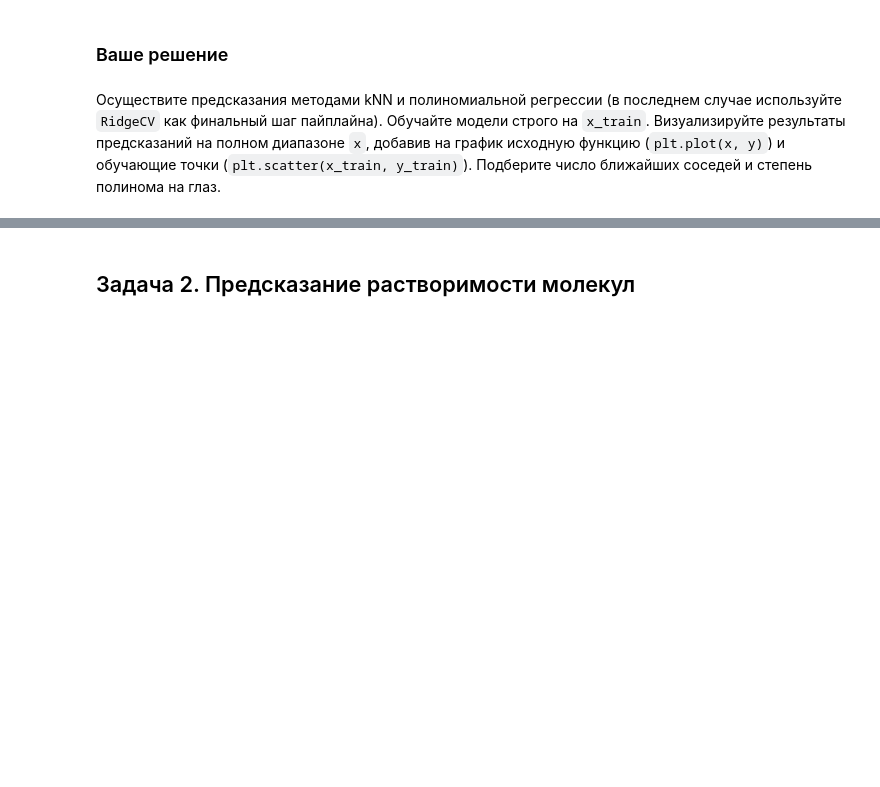
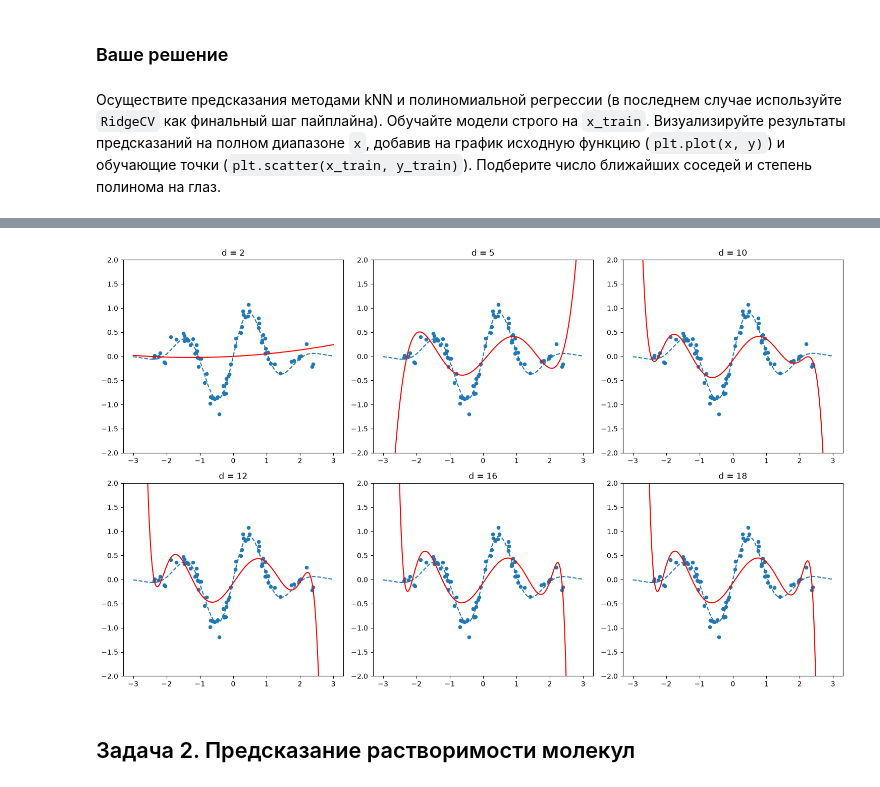
Before and after one commit to Art-Anastasia/sirius-machine-learning-2026, a Jupyter notebook: Homeworks/HW2_kNN_LinReg.ipynb, the cells around one changed output, grey strips where cells are left out. Drawn from its saved outputs; the diff is of its cells as text; code cells hidden in the pictures; blank space fills up the shorter version.

```diff
--- a/Homeworks/HW2_kNN_LinReg.ipynb
+++ b/Homeworks/HW2_kNN_LinReg.ipynb
@@ -86,3 +134,32 @@ pipe = Pipeline([
+# %%
+fig, axes = plt.subplots(2, 3, figsize=(15, 9))
+d_list = [2, 5, 10, 12, 16, 18]
+
+
+for n, d in enumerate(d_list):
+    i = n%3
+    j = n//3
+
+    pipe_pr = Pipeline([
+    ('poly', PolynomialFeatures(degree=d)),
+    ('scale', StandardScaler()),
+    ('reg', RidgeCV()),
+    ])
+
+    pipe_pr.fit(x_train.reshape(-1, 1), y_train)
+    y_pr_pred = pipe_pr.predict(x.reshape(-1, 1))
+
+    axes[j, i].plot(x, y, '--')
+    axes[j, i].scatter(x_train, y_train, s=20)
+    axes[j, i].plot(x, y_pr_pred, color="red")
+    axes[j, i].set_title(f'd = {d}')
+    axes[j, i].set_ylim([-2, 2])
+
+
+fig.tight_layout()
+plt.show()
+# %% [output]
+[figure, added]
 # %% [markdown]
 ## Задача 2. Предсказание растворимости молекул
 # %% [markdown]
```
Also changed, not shown: parts of 11 cells of this notebook, 4 other files.
